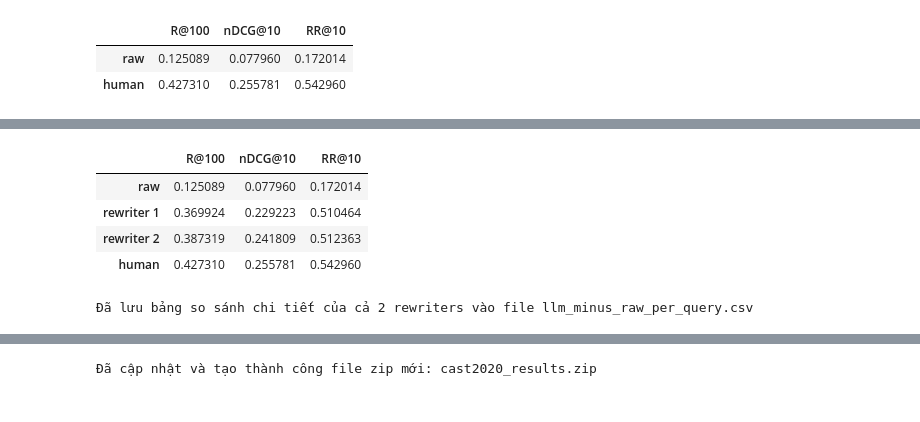
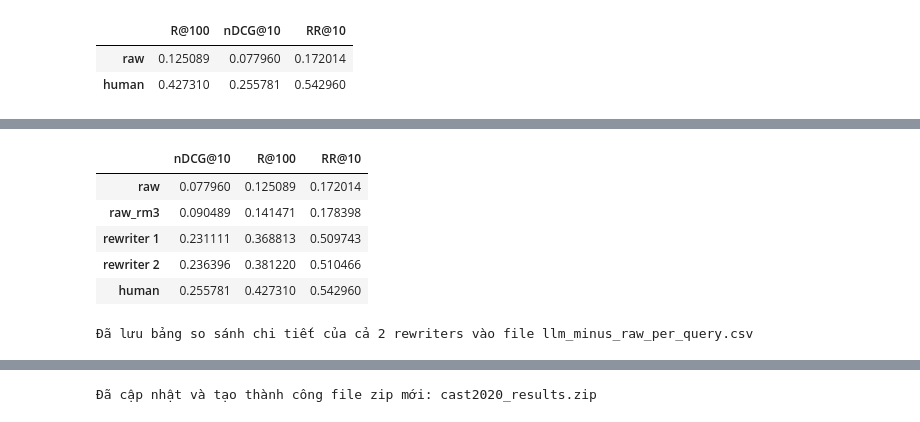
Before and after one commit to nktsagd/query-rewriter, a Jupyter notebook: notebooks/colab_benchmark.ipynb, the cells around one changed output, grey strips where cells are left out. Saved outputs shown, nothing was run; the diff lists cells and outputs as text; code cells hidden in the pictures.

Commit message:
update new method PRF

```diff
--- a/notebooks/colab_benchmark.ipynb
+++ b/notebooks/colab_benchmark.ipynb
@@ -322,11 +322,16 @@ display(rewrites.head())
 | 3 | 81_4 | How much does it cost to replace ... | gemma4:31b | rewriter 1 |
 | 4 | 81_5 | How do I choose a new garage door... | gemma4:31b | rewriter 1 |
 # %%
+import pandas as pd # Ensure pandas is imported if not already
+
 # Thực hiện Retrieval và Evaluation cho toàn bộ các phương pháp thành công
 # Dọn sạch hoàn toàn các biến để loại bỏ mọi phiên bản rewriter cũ còn lưu trong bộ nhớ
 runs = {}
 scores = {}
 per_query = {}
+
+# Re-define query_table here to ensure it's available
+query_table = judged.set_index("query_id")
 
 # Tính toán lại baseline gốc cố định từ đầu
 for method, column in {"raw": "raw", "human": "human"}.items():
@@ -345,8 +350,28 @@ for method_name in SYSTEM_PROMPTS.keys():
     scores[method_name], per_query[method_name] = evaluate(runs[method_name])
     runs[method_name].to_csv(OUTPUT / f"{method_name}_run.csv", index=False)
 
+# PRF bằng RM3: dùng 10 tài liệu đầu để mở rộng query Raw.
+method = "raw_rm3"
+
+try:
+    searcher.set_rm3(
+        fb_docs=10,
+        fb_terms=10,
+        original_query_weight=0.5,
+    )
+    runs[method] = retrieve(query_table["raw"], method)
+finally:
+    searcher.unset_rm3()
+
+scores[method], per_query[method] = evaluate(runs[method])
+runs[method].to_csv(OUTPUT / f"{method}_run.csv", index=False)
+
 # Tạo bảng kết quả tổng hợp chính xác bao gồm các phương pháp đang kích hoạt
-active_methods = ["raw"] + [m for m in SYSTEM_PROMPTS.keys() if m in scores] + ["human"]
+active_methods = (
+    ["raw", "raw_rm3"]
+    + [m for m in SYSTEM_PROMPTS.keys() if m in scores]
+    + ["human"]
+)
 summary = pd.DataFrame(scores).T.loc[active_methods]
 summary.to_csv(OUTPUT / "aggregate_metrics.csv")
 display(summary)
@@ -363,37 +388,38 @@ if "rewriter 1" in per_query and "rewriter 2" in per_query:
         lambda x: "improved" if x > 0 else "degraded" if x < 0 else "tied"
     )
     delta_r1 = delta_r1.rename(columns={
         "R@100": "r1_delta_R@100",
         "RR@10": "r1_delta_RR@10",
         "nDCG@10": "r1_delta_nDCG@10"
     })
 
     # Tính delta cho rewriter 2
     delta_r2 = per_query["rewriter 2"] - per_query["raw"]
     delta_r2["r2_classification"] = delta_r2["nDCG@10"].map(
         lambda x: "improved" if x > 0 else "degraded" if x < 0 else "tied"
     )
     delta_r2 = delta_r2.rename(columns={
         "R@100": "r2_delta_R@100",
         "RR@10": "r2_delta_RR@10",
         "nDCG@10": "r2_delta_nDCG@10"
     })
 
     # Ghép bảng tổng hợp chi tiết
     delta_detailed = (judged[["query_id", "topic", "turn", "raw", "human"]]
                       .merge(rewrites_r1, on="query_id")
                       .merge(rewrites_r2, on="query_id")
                       .merge(delta_r1.reset_index(), on="query_id")
                       .merge(delta_r2.reset_index(), on="query_id"))
 
     delta_detailed.to_csv(OUTPUT / "llm_minus_raw_per_query.csv", index=False)
     print("Đã lưu bảng so sánh chi tiết của cả 2 rewriters vào file llm_minus_raw_per_query.csv")
     display(delta_detailed.head(5))
 # %% [output]
-|  | R@100 | nDCG@10 | RR@10 |
-| raw | 0.125089 | 0.077960 | 0.172014 |
-| rewriter 1 | 0.369924 | 0.229223 | 0.510464 |
-| rewriter 2 | 0.387319 | 0.241809 | 0.512363 |
-| human | 0.427310 | 0.255781 | 0.542960 |
+|  | nDCG@10 | R@100 | RR@10 |
+| raw | 0.077960 | 0.125089 | 0.172014 |
+| raw_rm3 | 0.090489 | 0.141471 | 0.178398 |
+| rewriter 1 | 0.231111 | 0.368813 | 0.509743 |
+| rewriter 2 | 0.236396 | 0.381220 | 0.510466 |
+| human | 0.255781 | 0.427310 | 0.542960 |
 Đã lưu bảng so sánh chi tiết của cả 2 rewriters vào file llm_minus_raw_per_query.csv
 |  | query_id | topic | turn | raw | human | rewriter_1_rewrite | rewriter_2_rewrite | r1_delta_R@100 | ... |
```
Also changed, not shown: parts of 2 cells of this notebook, 7 other files.
